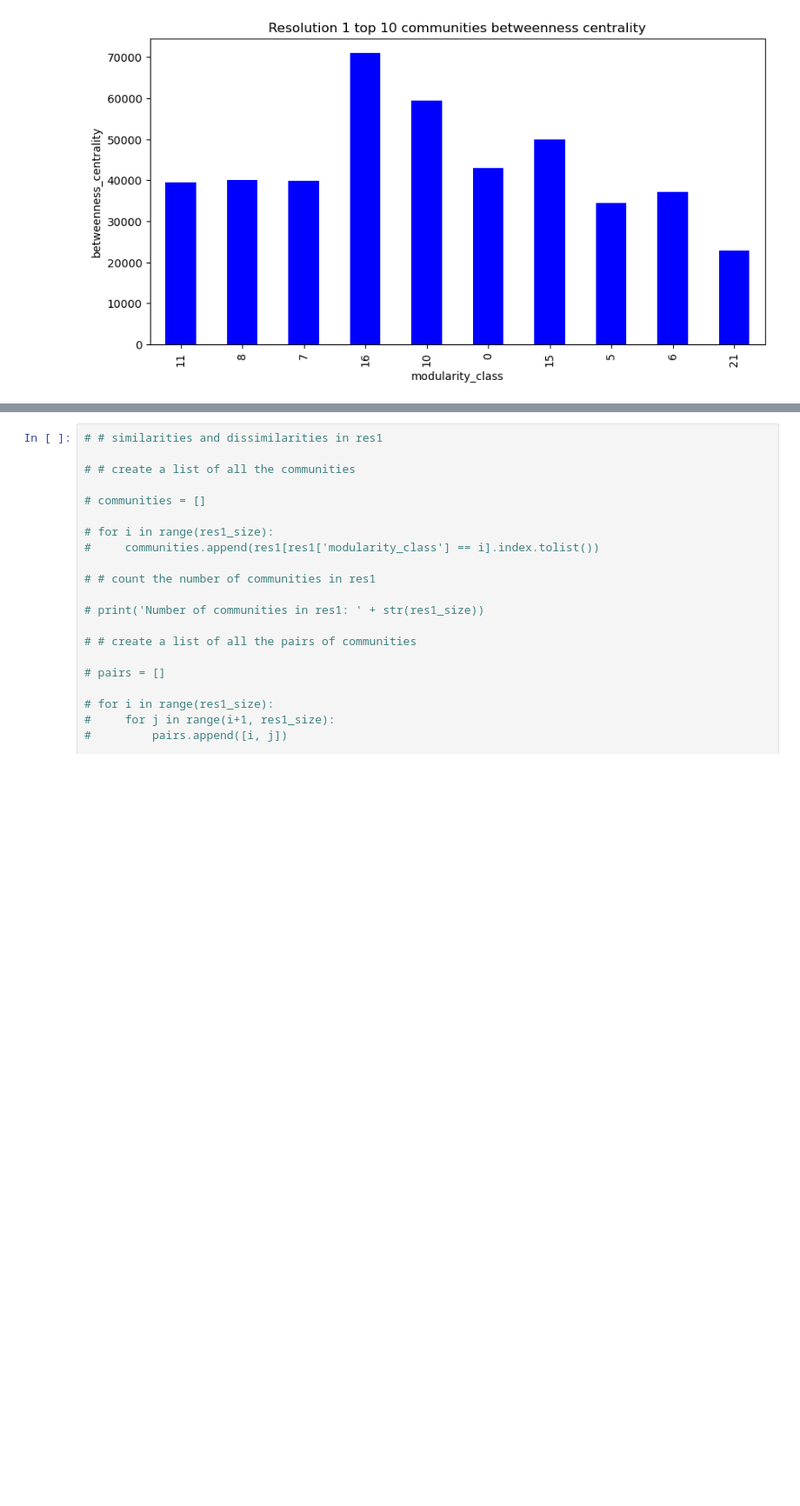
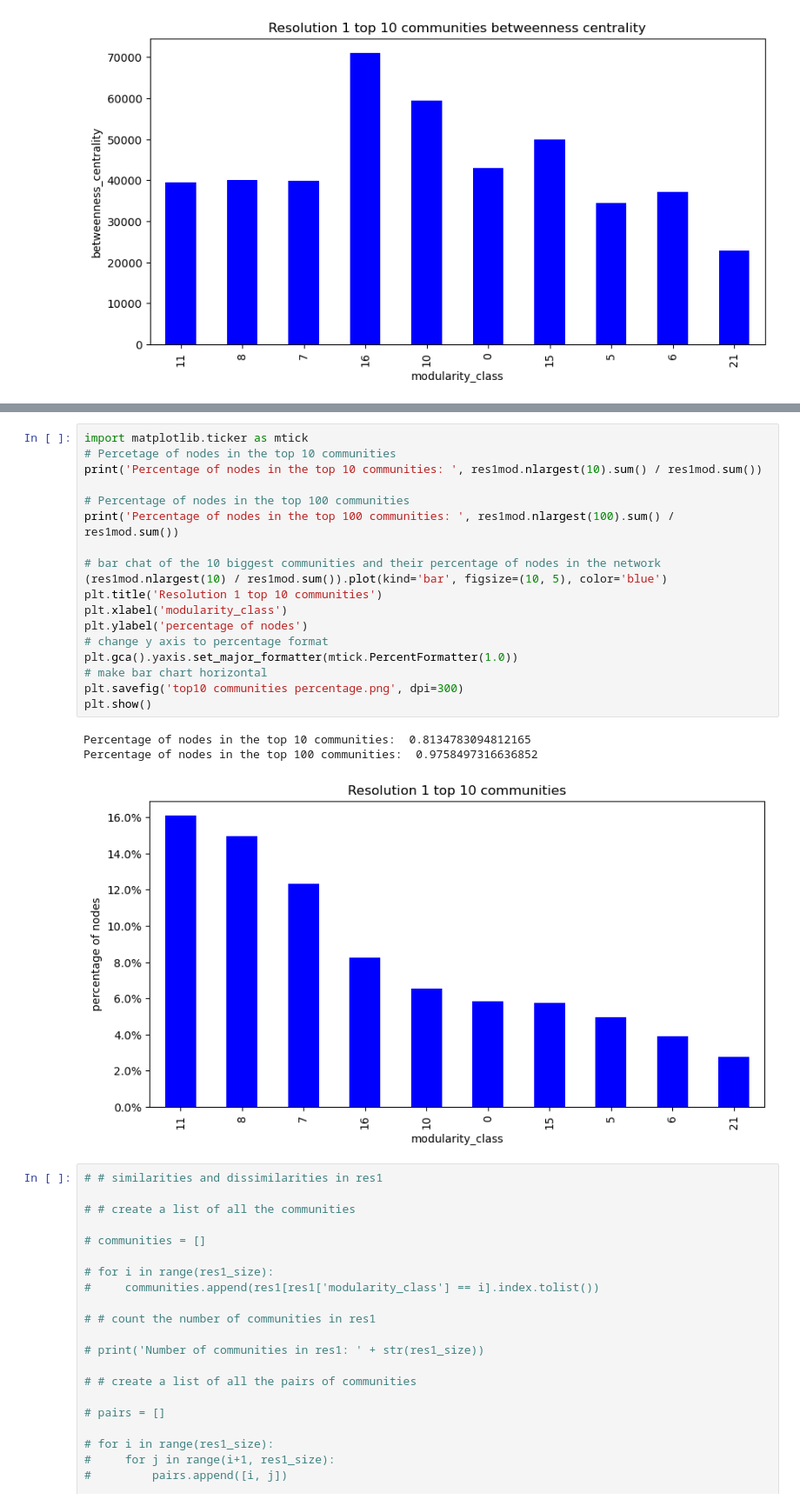
Before and after one commit to DMSN-P14/dmsn-groupproject, a Jupyter notebook: task1.ipynb, the cells around one changed output, grey strips where cells are left out. Shown: that part at 87% size. Cells and saved outputs as stored; diff of their text form; blank space fills up the shorter version.

```diff
--- a/task1.ipynb
+++ b/task1.ipynb
@@ -213,3 +215,25 @@ plt.show()
+# %%
+import matplotlib.ticker as mtick
+# Percetage of nodes in the top 10 communities
+print('Percentage of nodes in the top 10 communities: ', res1mod.nlargest(10).sum() / res1mod.sum())
+
+# Percentage of nodes in the top 100 communities
+print('Percentage of nodes in the top 100 communities: ', res1mod.nlargest(100).sum() / res1mod.sum())
+
+# bar chat of the 10 biggest communities and their percentage of nodes in the network
+(res1mod.nlargest(10) / res1mod.sum()).plot(kind='bar', figsize=(10, 5), color='blue')
+plt.title('Resolution 1 top 10 communities')
+plt.xlabel('modularity_class')
+plt.ylabel('percentage of nodes')
+# change y axis to percentage format
+plt.gca().yaxis.set_major_formatter(mtick.PercentFormatter(1.0))
+# make bar chart horizontal
+plt.savefig('top10 communities percentage.png', dpi=300)
+plt.show()
+# %% [output]
+Percentage of nodes in the top 10 communities:  0.8134783094812165
+Percentage of nodes in the top 100 communities:  0.9758497316636852
+[figure, added]
 # %%
 # # similarities and dissimilarities in res1
 
```
Also changed, not shown: parts of 4 cells of this notebook, 2 other files.
